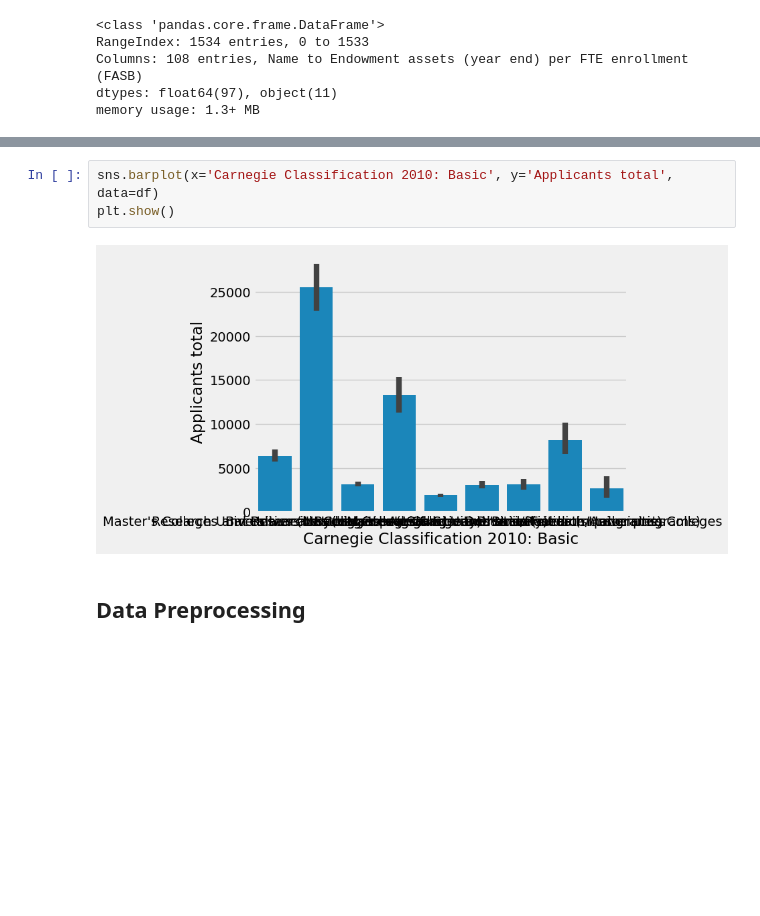
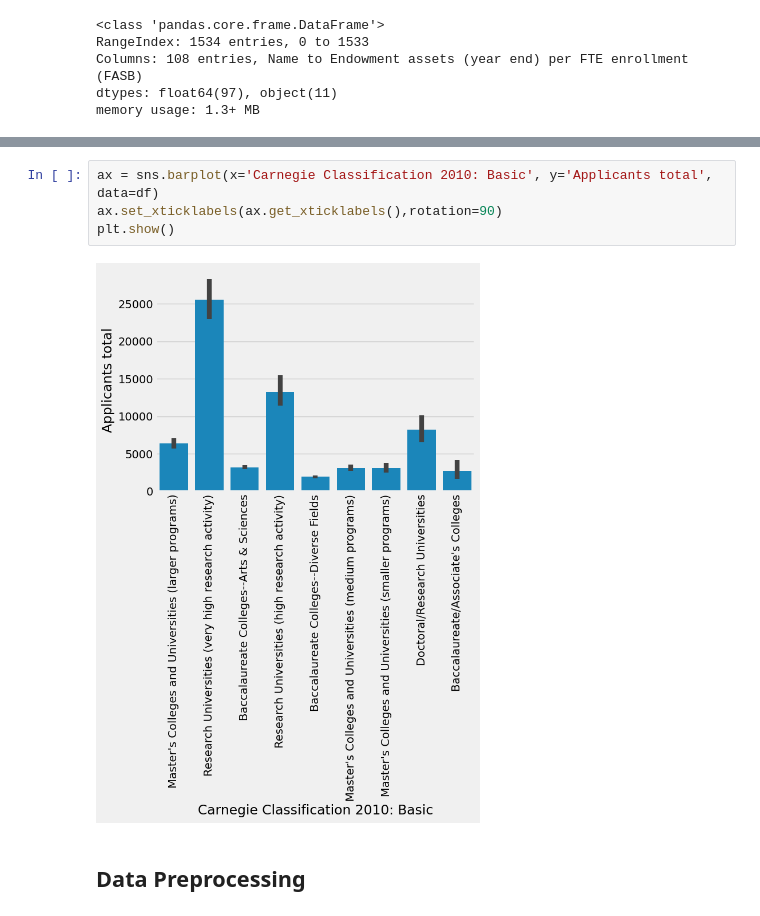
Before and after one commit to sah9j/FinalDataDive, a Jupyter notebook: main.ipynb, the cells around one changed output, grey strips where cells are left out. Saved outputs shown, nothing was run; the diff lists cells and outputs as text; blank space fills up the shorter version.

```diff
--- a/main.ipynb
+++ b/main.ipynb
@@ -110,8 +111,9 @@ plt.show()
 # %%
-sns.barplot(x='Carnegie Classification 2010: Basic', y='Applicants total', data=df)
+ax = sns.barplot(x='Carnegie Classification 2010: Basic', y='Applicants total', data=df)
+ax.set_xticklabels(ax.get_xticklabels(),rotation=90)
 plt.show()
 # %% [output]
-[figure, old version]
+[figure, new version]
 # %% [markdown]
 ## Data Preprocessing
 # %%
```
Also changed, not shown: parts of 1 cell of this notebook.
